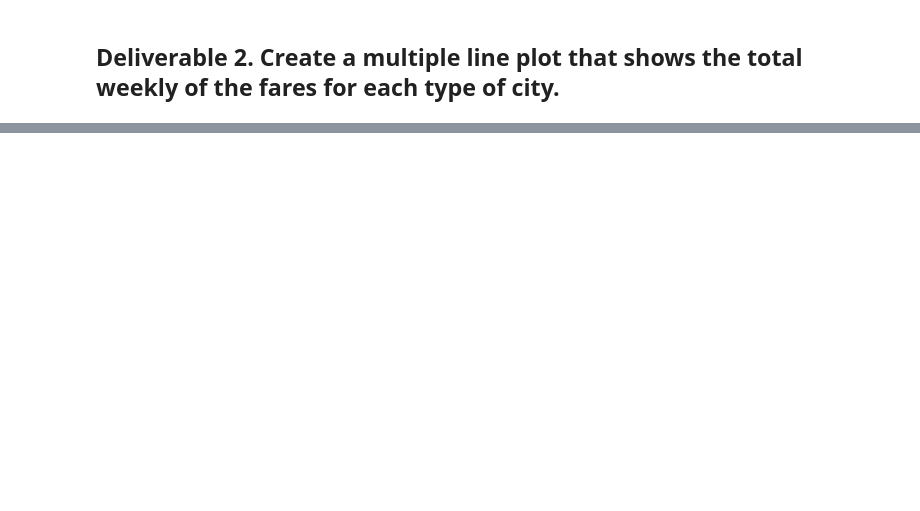
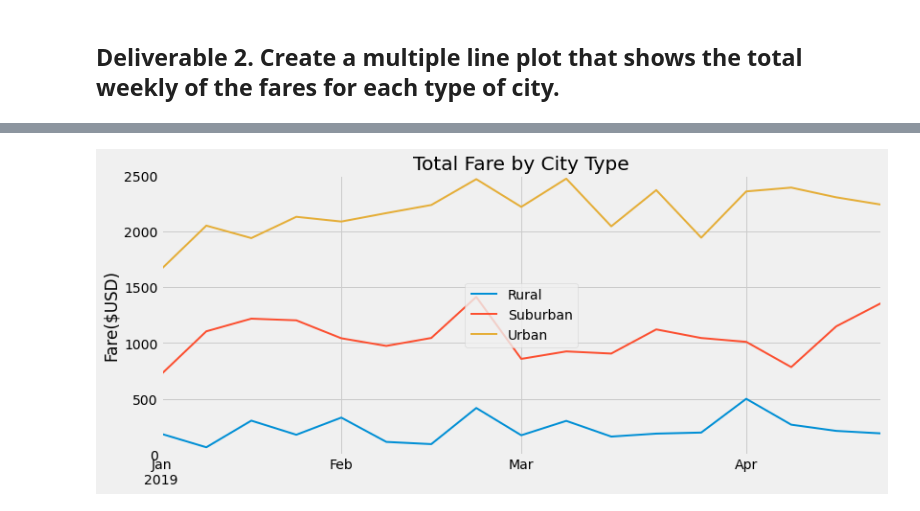
Before and after one commit to CaptCarmine/PyBer_Analysis, a Jupyter notebook: PyBer_Challenge.ipynb, the cells around one changed output, grey strips where cells are left out. Saved outputs shown, nothing was run; the diff lists cells and outputs as text; code cells hidden in the pictures; blank space fills up the shorter version.

```diff
--- a/PyBer_Challenge.ipynb
+++ b/PyBer_Challenge.ipynb
@@ -63,3 +131,5 @@ pyber_summary_df.index.name = None
 # %%
 # 4. Create a pivot table with the 'date' as the index, the columns ='type', and values='fare'
 # to get the total fares for each type of city by the date.
+pyber_fare_pivot = pyber_fare_df.pivot(index='date', columns='type', values= 'fare')
+pyber_fare_pivot.head(10)
@@ -66,7 +162,8 @@ pyber_summary_df.index.name = None
 # %%
 # 5. Create a new DataFrame from the pivot table DataFrame using loc on the given dates, '2019-01-01':'2019-04-29'.
+pyber_fare_loc_pivot = pyber_fare_pivot.loc['2019-01-01':'2019-04-29', :]
 # %%
 # 6. Set the "date" index to datetime datatype. This is necessary to use the resample() method in Step 8.
-# df.index = pd.to_datetime(df.index)
+pyber_fare_loc_pivot.index = pd.to_datetime(pyber_fare_loc_pivot.index)
 # %%
 # 7. Check that the datatype for the index is datetime using df.info()
@@ -73,2 +182,3 @@ pyber_summary_df.index.name = None
 # %%
 # 8. Create a new DataFrame using the "resample()" function by week 'W' and get the sum of the fares for each week.
+pyber_fare_week_loc_df = pyber_fare_loc_pivot.resample('W').sum()
@@ -75,7 +200,20 @@ pyber_summary_df.index.name = None
 # %%
 # 8. Using the object-oriented interface method, plot the resample DataFrame using the df.plot() function.
-
 # Import the style from Matplotlib.
 from matplotlib import style
 # Use the graph style fivethirtyeight.
 style.use('fivethirtyeight')
+pyber_fare_week_loc_df.plot(linewidth=2, figsize = (12,5), grid = True)
+#xlabel changes
+plt.xlabel("")
+# Set the ylimit changes between 0 and 45.
+plt.ylabel('Fare($USD)')
+plt.ylim(0, 2500)
+#set Title
+plt.title('Total Fare by City Type')
+#Set Legend
+plt.legend(loc='center')
+plt.savefig("analysis/Pyber_fare_summary.png")
+plt.show()
+# %% [output]
+[figure, added]
```
Also changed, not shown: parts of 20 cells of this notebook, 14 other files.
